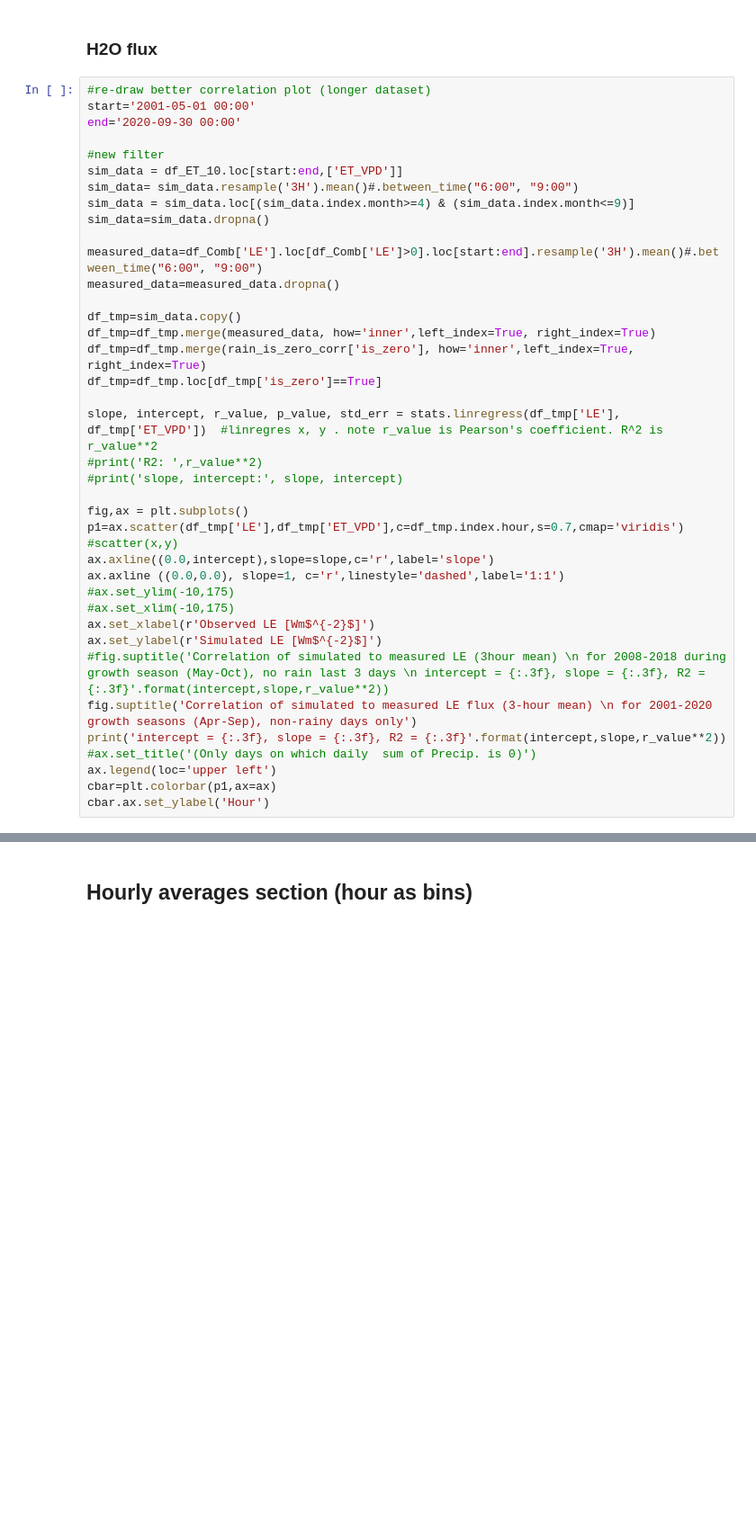
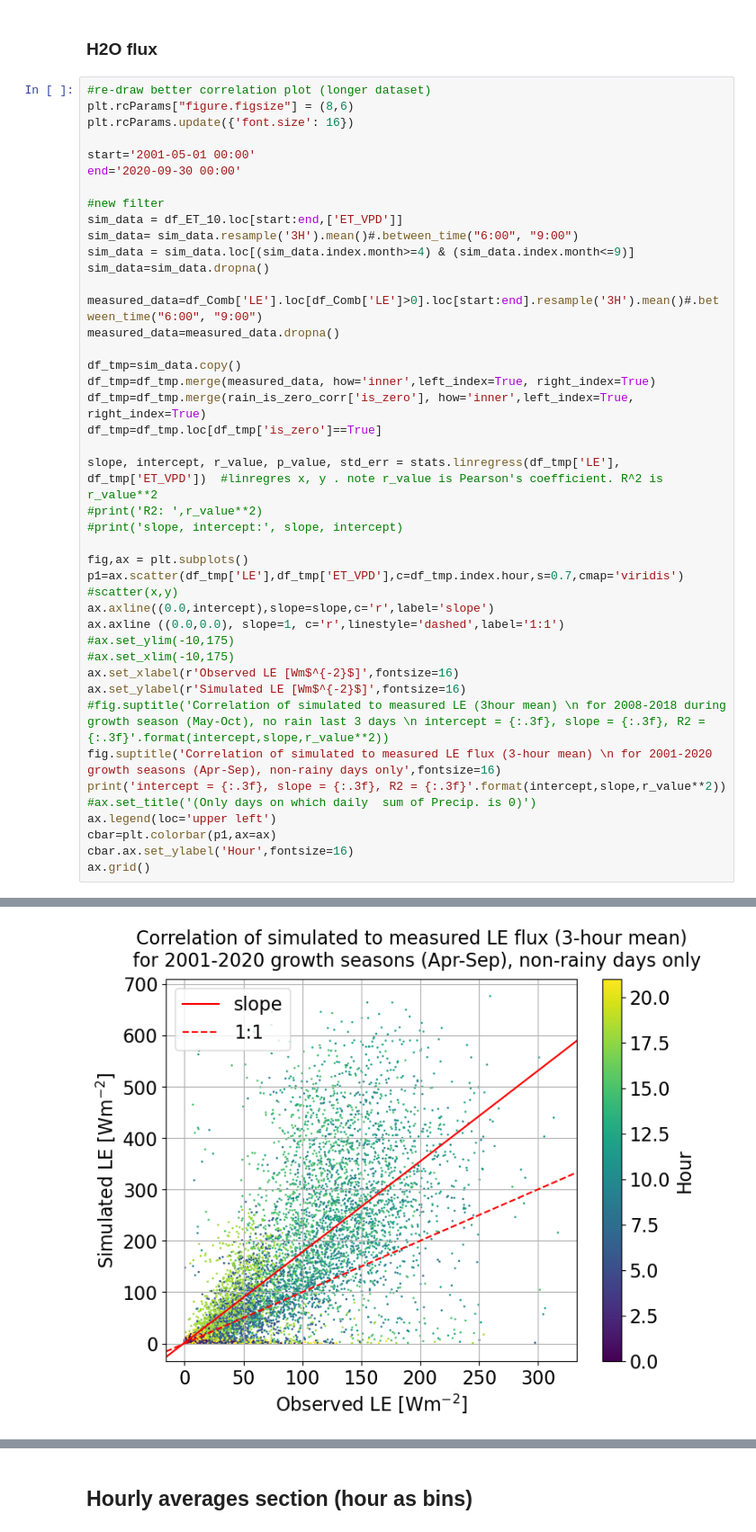
Before and after one commit to Fbatt/PythonScripts, a Jupyter notebook: FigurePlotting/Figure10_GPP_LE_validation.ipynb, the cells around one changed output, grey strips where cells are left out. Shown at 90% size. Drawn from its saved outputs; the diff is of its cells as text; blank space fills up the shorter version.

```diff
--- a/FigurePlotting/Figure10_GPP_LE_validation.ipynb
+++ b/FigurePlotting/Figure10_GPP_LE_validation.ipynb
@@ -246,6 +324,9 @@ ax.grid()
 ### H2O flux
 # %%
 #re-draw better correlation plot (longer dataset)
+plt.rcParams["figure.figsize"] = (8,6)
+plt.rcParams.update({'font.size': 16})
+
 start='2001-05-01 00:00'
 end='2020-09-30 00:00'
 
@@ -273,12 +354,14 @@ ax.axline((0.0,intercept),slope=slope,c='r',label='slope')
 ax.axline ((0.0,0.0), slope=1, c='r',linestyle='dashed',label='1:1')
 #ax.set_ylim(-10,175)
 #ax.set_xlim(-10,175)
-ax.set_xlabel(r'Observed LE [Wm$^{-2}$]')
-ax.set_ylabel(r'Simulated LE [Wm$^{-2}$]')
+ax.set_xlabel(r'Observed LE [Wm$^{-2}$]',fontsize=16)
+ax.set_ylabel(r'Simulated LE [Wm$^{-2}$]',fontsize=16)
 #fig.suptitle('Correlation of simulated to measured LE (3hour mean) \n for 2008-2018 during growth season (May-Oct), no rain last 3 days \n intercept = {:.3f}, slope = {:.3f}, R2 = {:.3f}'.format(intercept,slope,r_value**2))
-fig.suptitle('Correlation of simulated to measured LE flux (3-hour mean) \n for 2001-2020 growth seasons (Apr-Sep), non-rainy days only')
+fig.suptitle('Correlation of simulated to measured LE flux (3-hour mean) \n for 2001-2020 growth seasons (Apr-Sep), non-rainy days only',fontsize=16)
 print('intercept = {:.3f}, slope = {:.3f}, R2 = {:.3f}'.format(intercept,slope,r_value**2))
 #ax.set_title('(Only days on which daily  sum of Precip. is 0)')
 ax.legend(loc='upper left')
 cbar=plt.colorbar(p1,ax=ax)
-cbar.ax.set_ylabel('Hour')
+cbar.ax.set_ylabel('Hour',fontsize=16)
+ax.grid()
+# %% [output]
@@ -285,3 +369,4 @@ cbar.ax.set_ylabel('Hour')
+[figure, added]
 # %%
 #re-draw better correlation plot (longer dataset)
 start='2001-05-01 00:00'
```
Also changed, not shown: parts of 13 cells of this notebook, 6 other files.
